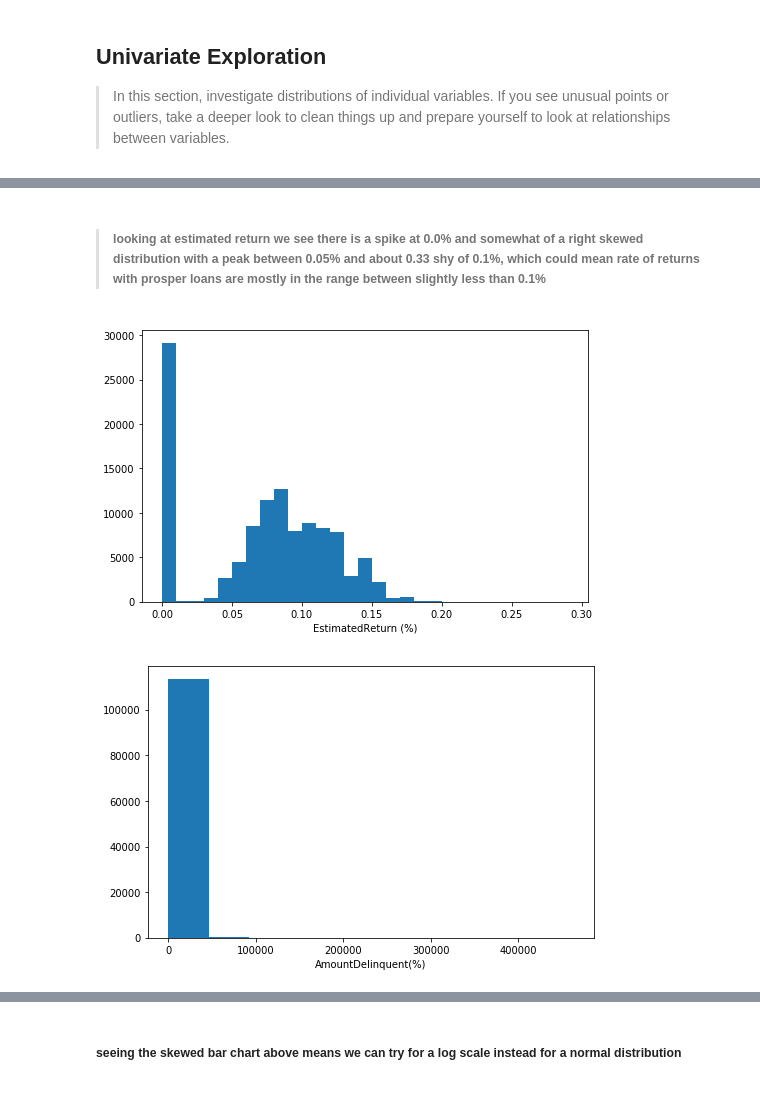
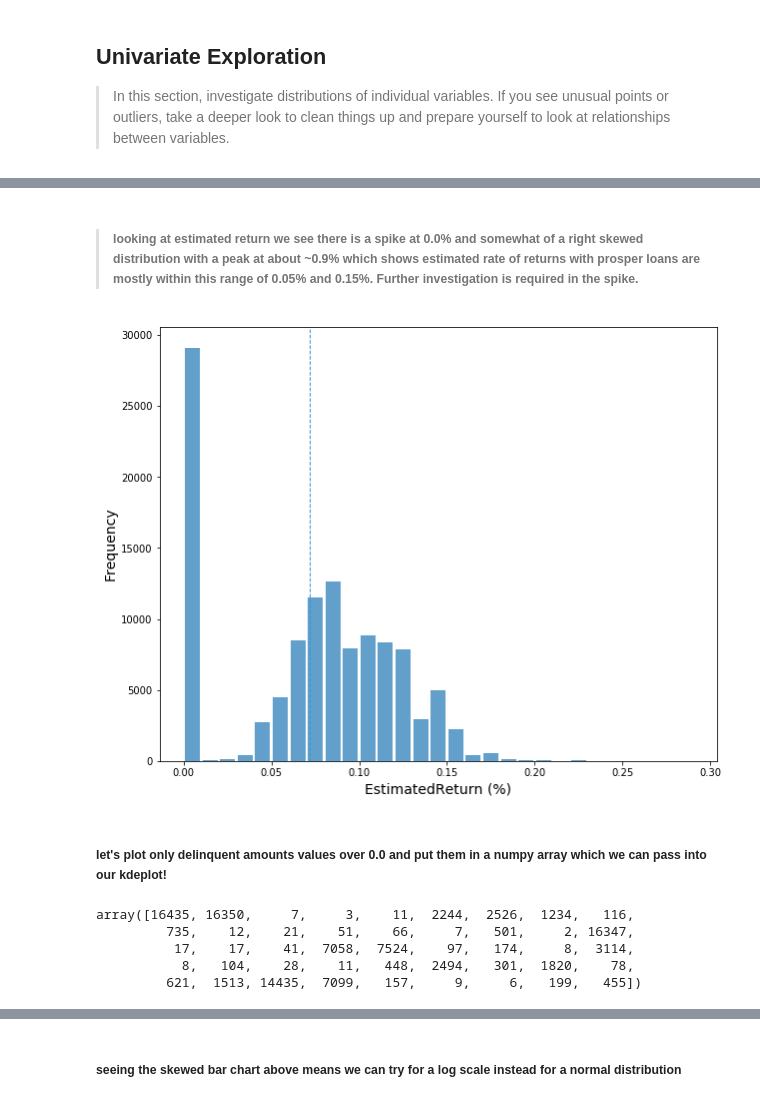
Before and after one commit to MJOAN/Udacity-DA-P5, a Jupyter notebook: exploration_template.ipynb, the cells around one changed output, grey strips where cells are left out. Drawn from its saved outputs; the diff is of its cells as text; code cells hidden in the pictures.

```diff
--- a/exploration_template.ipynb
+++ b/exploration_template.ipynb
@@ -196,18 +230,26 @@ plt.show()
 # %% [markdown]
-> ##### looking at estimated return we see there is a spike at 0.0% and somewhat of a right skewed distribution with a peak between 0.05% and about 0.33 shy of 0.1%, which could mean rate of returns with prosper loans are mostly in the range between slightly less than 0.1%
+> ##### looking at estimated return we see there is a spike at 0.0% and somewhat of a right skewed distribution with a peak at about ~0.9% which shows estimated rate of returns with prosper loans are mostly within this range of 0.05% and 0.15%. Further investigation is required in the spike.
 # %%
 bins = np.arange(0, prosper_clean['EstimatedReturn'].max()+0.01,0.01)
-plt.figure(figsize=[8,5])
-plt.hist(data = prosper_clean, x=prosper_clean['EstimatedReturn'],bins=bins)
-plt.xlabel('EstimatedReturn (%)')
-plt.show()
+
+x = prosper_clean['EstimatedReturn']
+
+plt.figure(figsize=[10,8])
+plt.hist(x, bins=bins, alpha=0.7, rwidth=0.85)
+
+plt.axvline(x.mean(), color='#3498db', linestyle='dashed', linewidth=1)
+plt.xlabel('EstimatedReturn (%)', fontsize=14)
+plt.ylabel('Frequency', fontsize=14);
 # %% [output]
-[figure, old version]
+[figure, new version]
-# %%
-bins = np.arange(0, prosper_clean['AmountDelinquent'].max()+10,10)
-plt.figure(figsize=[8,5])
-plt.hist(data = prosper_clean, x=prosper_clean['AmountDelinquent'])
-plt.xlabel('AmountDelinquent(%)')
-plt.show()
-# %% [output]
-[figure, removed]
+# %% [markdown]
+##### let's plot only delinquent amounts values over 0.0 and put them in a numpy array which we can pass into our kdeplot!
+# %%
+amount_delinquent = np.array(prosper_clean.query('AmountDelinquent > 0.0').nunique())
+amount_delinquent
+# %% [output]
+array([16435, 16350,     7,     3,    11,  2244,  2526,  1234,   116,
+         735,    12,    21,    51,    66,     7,   501,     2, 16347,
+          17,    17,    41,  7058,  7524,    97,   174,     8,  3114,
+           8,   104,    28,    11,   448,  2494,   301,  1820,    78,
+         621,  1513, 14435,  7099,   157,     9,     6,   199,   455])
```
Also changed, not shown: parts of 26 cells of this notebook, 2 other files.
